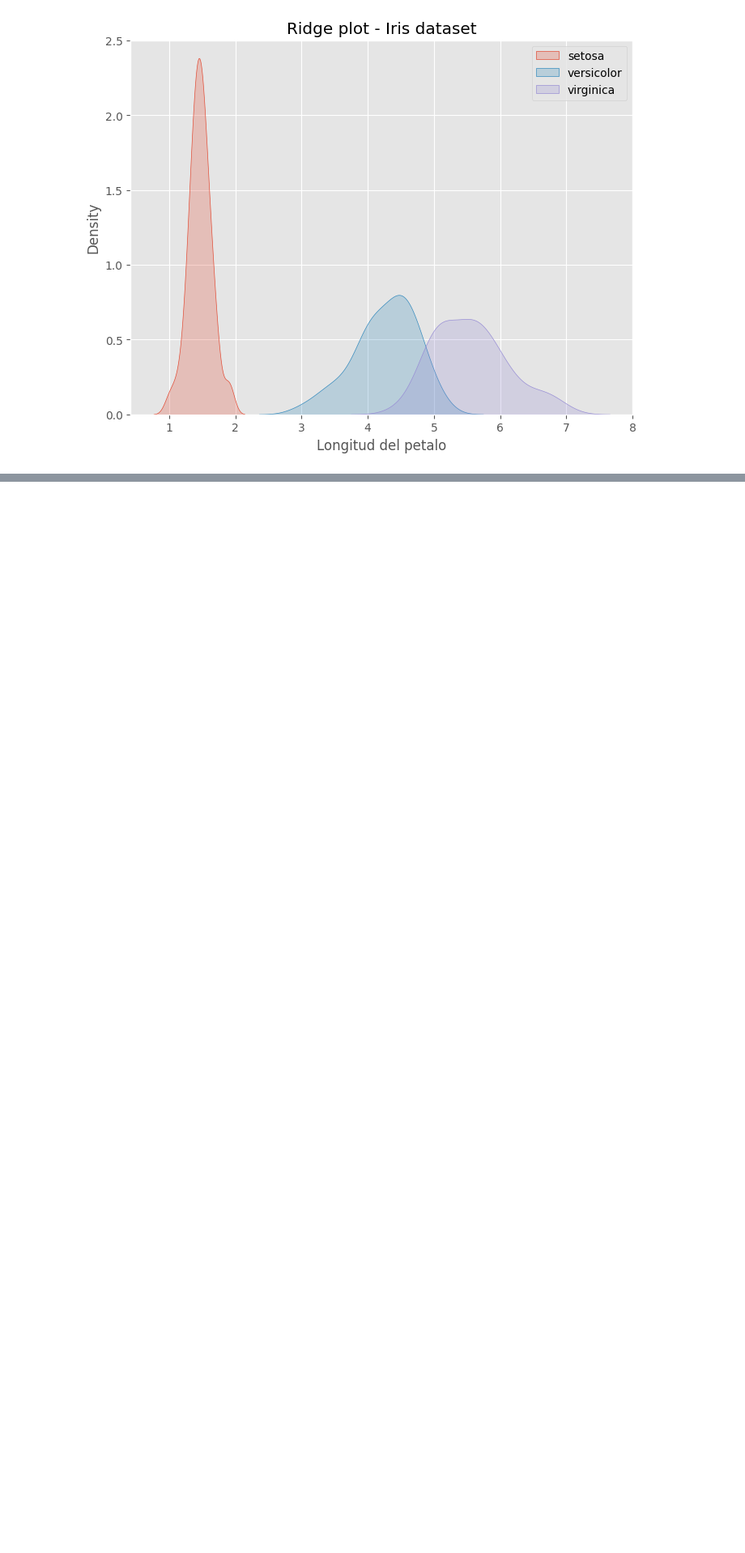
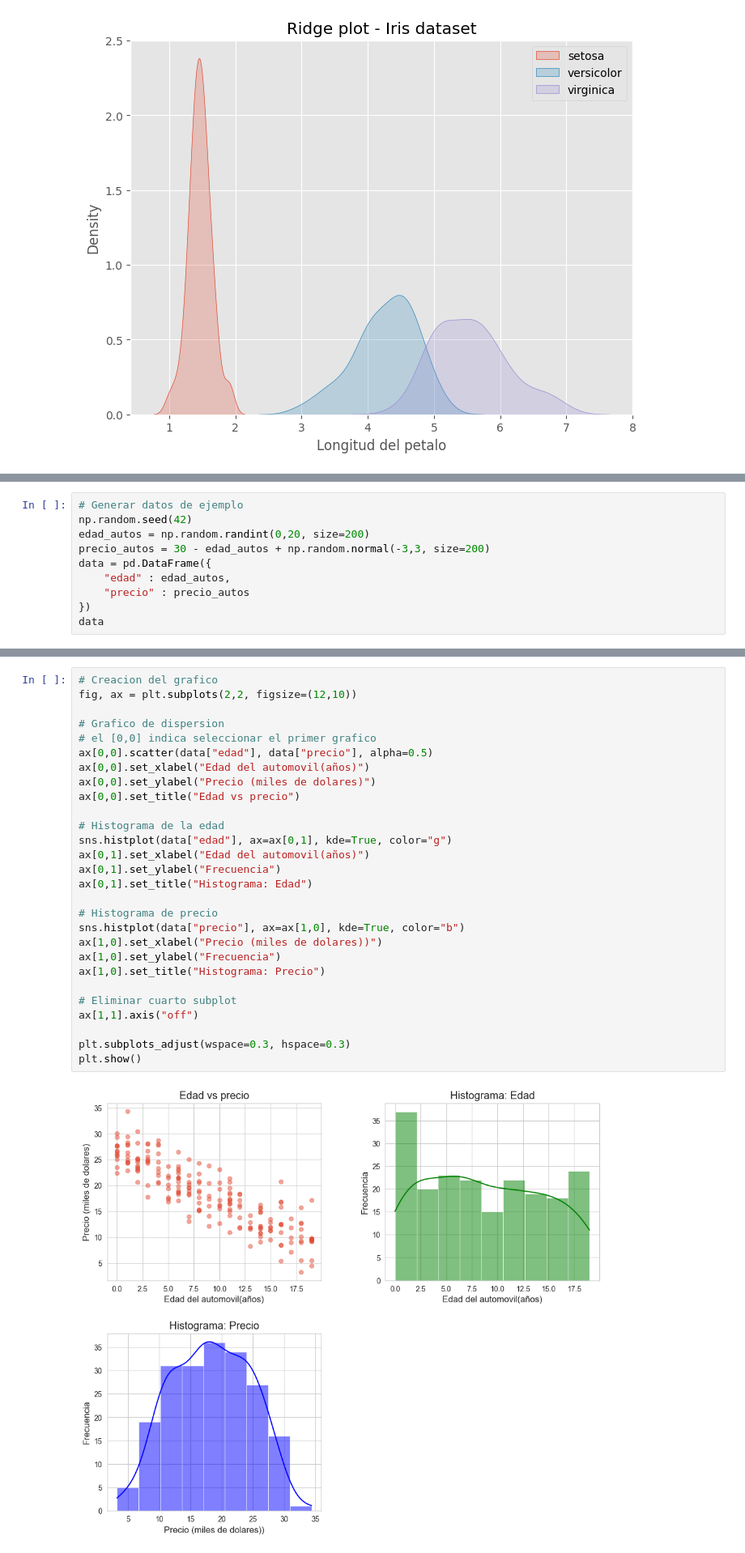
Before and after one commit to oscarm24/Analisis_de_datos_python, a Jupyter notebook: AnalisisDatos.ipynb, the cells around one changed output, grey strips where cells are left out. Shown at 81% size. Drawn from its saved outputs; the diff is of its cells as text; blank space fills up the shorter version.

Commit message:
Graficos avanzados

```diff
--- a/AnalisisDatos.ipynb
+++ b/AnalisisDatos.ipynb
@@ -823,3 +823,13 @@ plt.title("Grafico personalizado")
 plt.show()
 # %% [output]
 [figure]
+# %%
+# Generar datos de ejemplo
+np.random.seed(42)
+edad_autos = np.random.randint(0,20, size=200)
+precio_autos = 30 - edad_autos + np.random.normal(-3,3, size=200)
+data = pd.DataFrame({
+    "edad" : edad_autos,
+    "precio" : precio_autos
+})
+data
@@ -825,0 +850,30 @@ plt.show()
+# %%
+# Creacion del grafico
+fig, ax = plt.subplots(2,2, figsize=(12,10))
+
+# Grafico de dispersion
+# el [0,0] indica seleccionar el primer grafico
+ax[0,0].scatter(data["edad"], data["precio"], alpha=0.5)
+ax[0,0].set_xlabel("Edad del automovil(años)")
+ax[0,0].set_ylabel("Precio (miles de dolares)")
+ax[0,0].set_title("Edad vs precio")
+
+# Histograma de la edad
+sns.histplot(data["edad"], ax=ax[0,1], kde=True, color="g")
+ax[0,1].set_xlabel("Edad del automovil(años)")
+ax[0,1].set_ylabel("Frecuencia")
+ax[0,1].set_title("Histograma: Edad")
+
+# Histograma de precio
+sns.histplot(data["precio"], ax=ax[1,0], kde=True, color="b")
+ax[1,0].set_xlabel("Precio (miles de dolares))")
+ax[1,0].set_ylabel("Frecuencia")
+ax[1,0].set_title("Histograma: Precio")
+
+# Eliminar cuarto subplot
+ax[1,1].axis("off")
+
+plt.subplots_adjust(wspace=0.3, hspace=0.3)
+plt.show()
+# %% [output]
+[figure, added]
```
Also changed, not shown: parts of 5 cells of this notebook.
